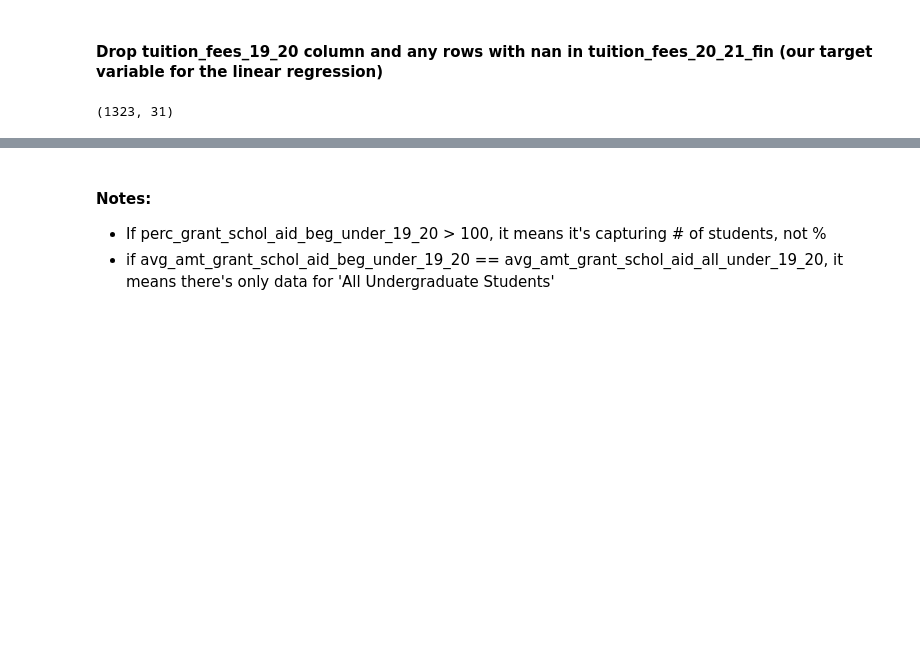
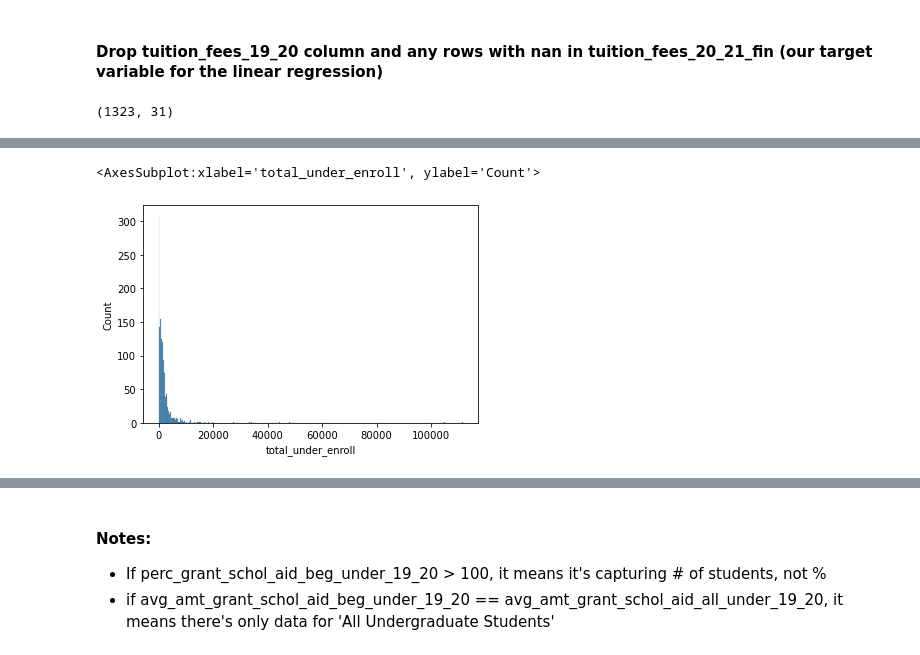
Before and after one commit to chloebs4590/Metis-NBM_Regression, a Jupyter notebook: eda_lr_project_code.ipynb, the cells around one changed output, grey strips where cells are left out. Saved outputs shown, nothing was run; the diff lists cells and outputs as text; code cells hidden in the pictures; blank space fills up the shorter version.

Commit message:
cleaned more data in the web-scraped dataset

```diff
--- a/eda_lr_project_code.ipynb
+++ b/eda_lr_project_code.ipynb
@@ -244,0 +245,7 @@ under_enroll_not_nan[['total_under_enroll', 'total_enroll_under', 'under_enroll'
+# %%
+# drop total_enroll_under and under_enroll columns
+schools_df.drop(['total_enroll_under', 'under_enroll'],axis=1, inplace=True)
+# %%
+# drop total_enroll (i.e., the sum of under_enroll, under_trans_enroll, and grad_enroll,
+    # since not enough schools have grad programs to consider info about them
+schools_df.drop(['total_enroll', 'grad_enroll'], axis=1, inplace=True)
@@ -244,0 +290,7 @@ under_enroll_not_nan[['total_under_enroll', 'total_enroll_under', 'under_enroll'
+# %%
+# drop Zaytuna College, Southwest University of Visual Arts-Tucson, and
+    # Faith Theological Seminary and Christian College, since the only feature for which
+    # they have data is the price of books and supplies in 20-21
+schools_drop_no_enroll_data = ['Zaytuna College', 'Southwest University of Visual Arts-Tucson',
+                              'Faith Theological Seminary and Christian College']
+schools_df = schools_df[schools_df.school.isin(schools_drop_no_enroll_data) == False]
@@ -244,0 +311,5 @@ under_enroll_not_nan[['total_under_enroll', 'total_enroll_under', 'under_enroll'
+# %%
+sns.histplot(schools_df.total_under_enroll)
+# %% [output]
+<AxesSubplot:xlabel='total_under_enroll', ylabel='Count'>
+[figure, added]
```
Also changed, not shown: parts of 82 cells of this notebook.
